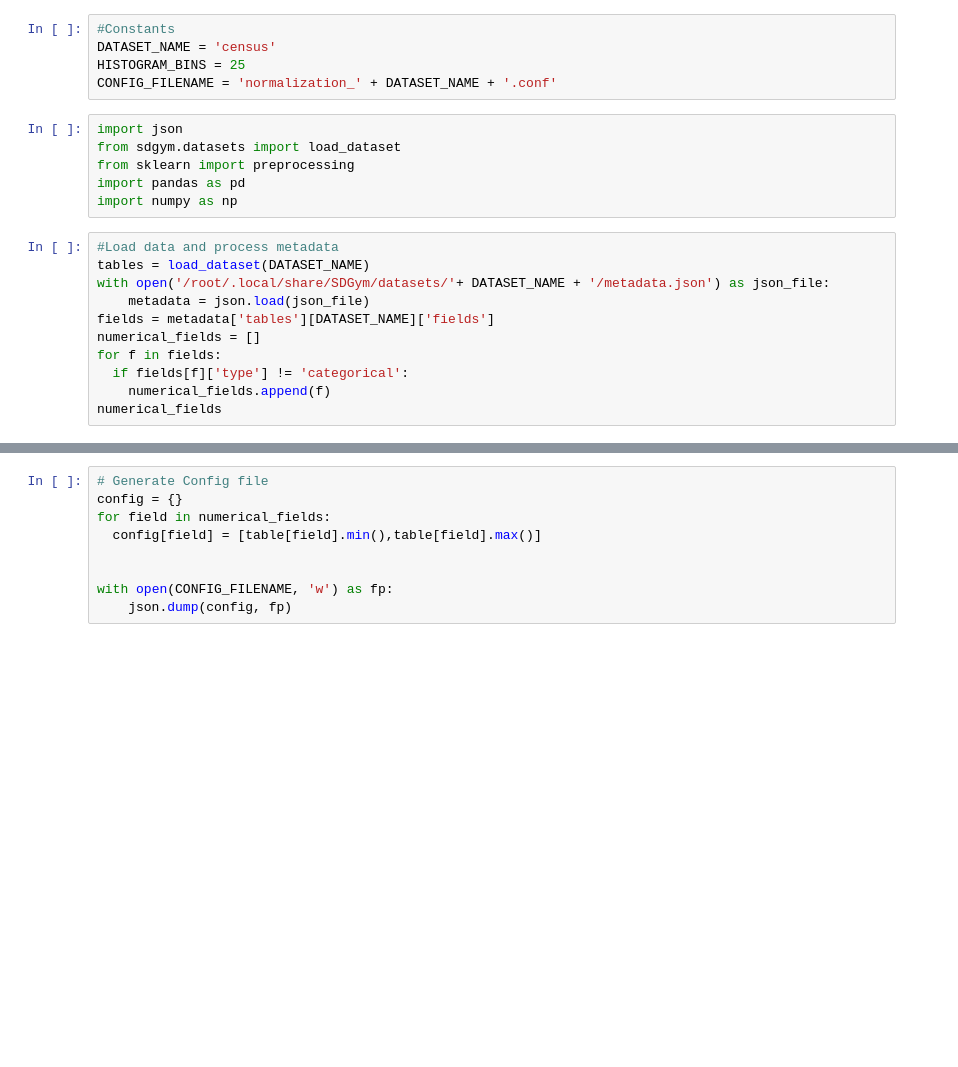
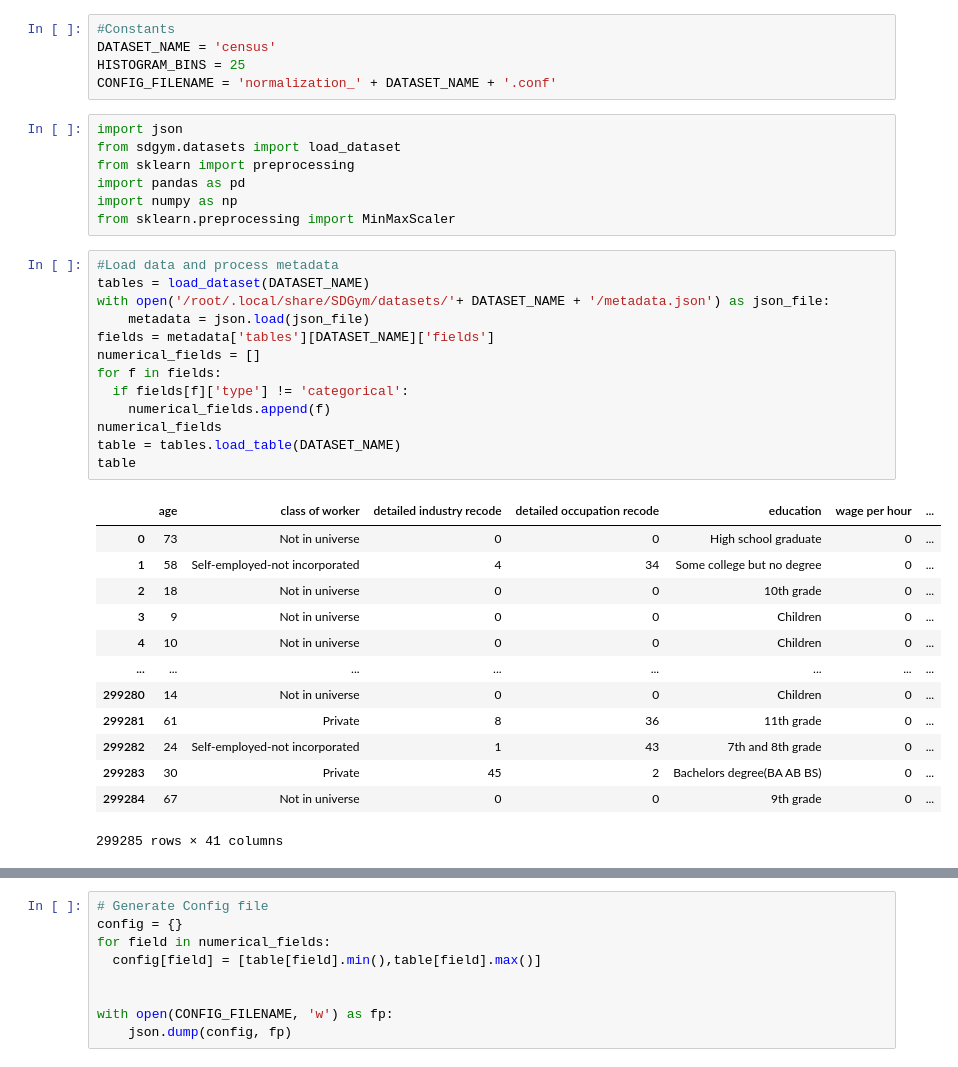
Before and after one commit to mavroudisv/dpctgan, a Jupyter notebook: Normalize_SDGym.ipynb, the cells around one changed output, grey strips where cells are left out. Drawn from its saved outputs; the diff is of its cells as text; blank space fills up the shorter version.

```diff
--- a/Normalize_SDGym.ipynb
+++ b/Normalize_SDGym.ipynb
@@ -13,16 +31,33 @@ from sdgym.datasets import load_dataset
 from sklearn import preprocessing
 import pandas as pd
 import numpy as np
+from sklearn.preprocessing import MinMaxScaler
 # %%
 #Load data and process metadata
 tables = load_dataset(DATASET_NAME)
 with open('/root/.local/share/SDGym/datasets/'+ DATASET_NAME + '/metadata.json') as json_file:
     metadata = json.load(json_file)
 fields = metadata['tables'][DATASET_NAME]['fields']
 numerical_fields = []
 for f in fields:
   if fields[f]['type'] != 'categorical':
     numerical_fields.append(f)
 numerical_fields
+table = tables.load_table(DATASET_NAME)
+table
+# %% [output]
+|  | age | class of worker | detailed industry recode | detailed occupation recode | education | wage per hour | ... |
+| 0 | 73 | Not in universe | 0 | 0 | High school graduate | 0 | ... |
+| 1 | 58 | Self-employed-not incorporated | 4 | 34 | Some college but no degree | 0 | ... |
+| 2 | 18 | Not in universe | 0 | 0 | 10th grade | 0 | ... |
+| 3 | 9 | Not in universe | 0 | 0 | Children | 0 | ... |
+| 4 | 10 | Not in universe | 0 | 0 | Children | 0 | ... |
+| ... | ... | ... | ... | ... | ... | ... | ... |
+| 299280 | 14 | Not in universe | 0 | 0 | Children | 0 | ... |
+| 299281 | 61 | Private | 8 | 36 | 11th grade | 0 | ... |
+| 299282 | 24 | Self-employed-not incorporated | 1 | 43 | 7th and 8th grade | 0 | ... |
+| 299283 | 30 | Private | 45 | 2 | Bachelors degree(BA AB BS) | 0 | ... |
+| 299284 | 67 | Not in universe | 0 | 0 | 9th grade | 0 | ... |
+299285 rows × 41 columns
 # %%
 #Visualization
```
Also changed, not shown: parts of 5 cells of this notebook.
